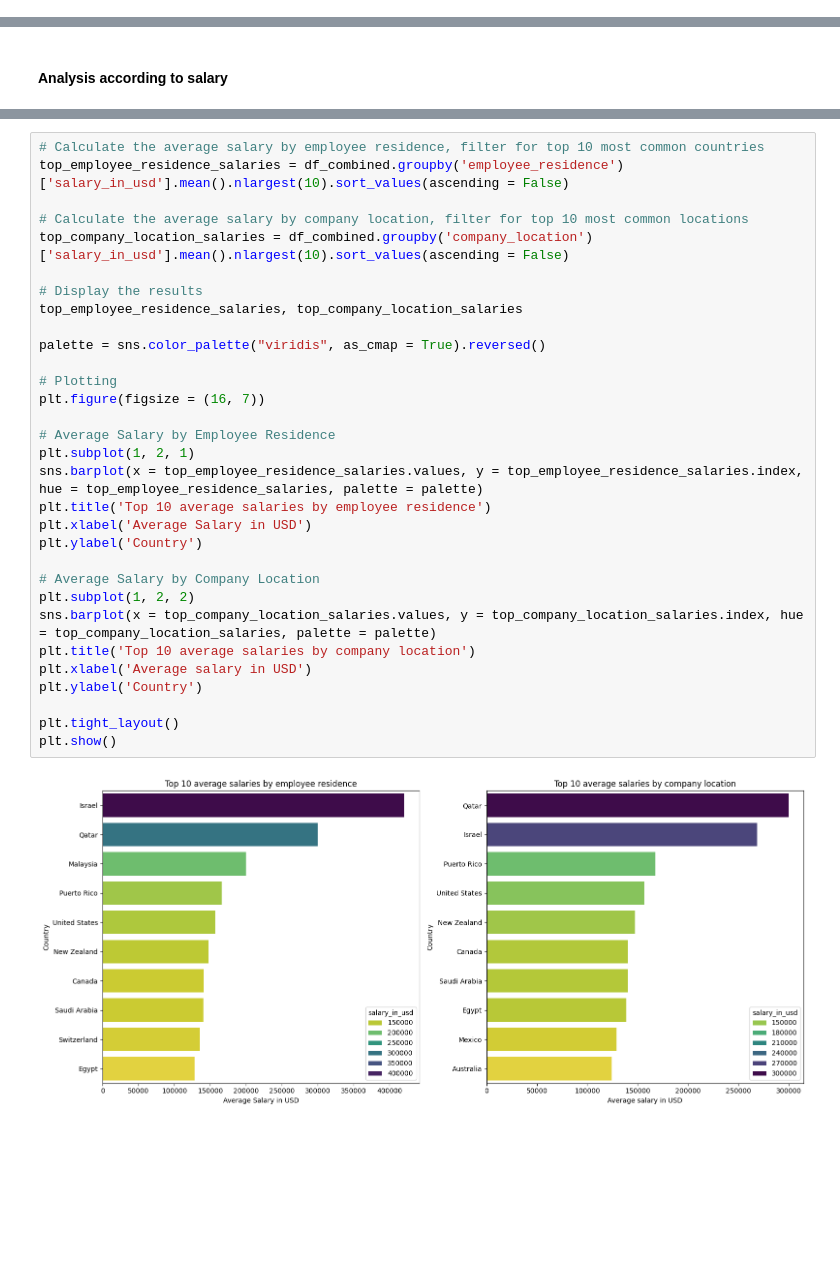
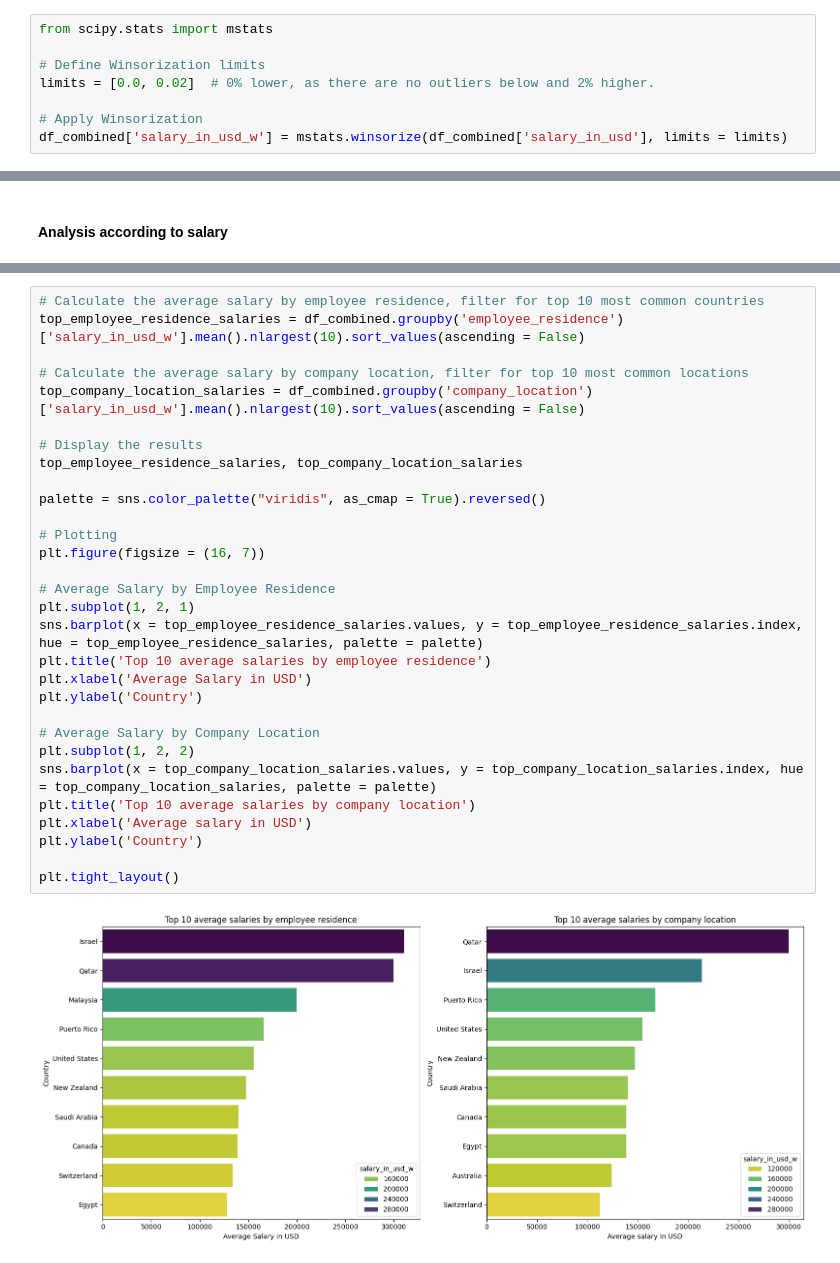
Before and after one commit to noemontiels/ONLINE_DS_THEBRIDGE_NOELIAMONTIEL, a Jupyter notebook: EDA/src/notebooks/data_jobs_v7.ipynb, the cells around one changed output, grey strips where cells are left out. Drawn from its saved outputs; the diff is of its cells as text; blank space fills up the shorter version.

```diff
--- a/EDA/src/notebooks/data_jobs_v7.ipynb
+++ b/EDA/src/notebooks/data_jobs_v7.ipynb
@@ -741,0 +759,8 @@ dpf.plot_combined_graphs(df_combined, ['salary_in_usd'])
+# %%
+from scipy.stats import mstats
+
+# Define Winsorization limits
+limits = [0.0, 0.02]  # 0% lower, as there are no outliers below and 2% higher.
+
+# Apply Winsorization
+df_combined['salary_in_usd_w'] = mstats.winsorize(df_combined['salary_in_usd'], limits = limits)
@@ -778,33 +819,32 @@ Passing `palette` without assigning `hue` is deprecated and will be removed in v
 # %%
 # Calculate the average salary by employee residence, filter for top 10 most common countries
-top_employee_residence_salaries = df_combined.groupby('employee_residence')['salary_in_usd'].mean().nlargest(10).sort_values(ascending = False)
+top_employee_residence_salaries = df_combined.groupby('employee_residence')['salary_in_usd_w'].mean().nlargest(10).sort_values(ascending = False)
 
 # Calculate the average salary by company location, filter for top 10 most common locations
-top_company_location_salaries = df_combined.groupby('company_location')['salary_in_usd'].mean().nlargest(10).sort_values(ascending = False)
+top_company_location_salaries = df_combined.groupby('company_location')['salary_in_usd_w'].mean().nlargest(10).sort_values(ascending = False)
 
 # Display the results
 top_employee_residence_salaries, top_company_location_salaries
 
 palette = sns.color_palette("viridis", as_cmap = True).reversed()
 
 # Plotting
 plt.figure(figsize = (16, 7))
 
 # Average Salary by Employee Residence
 plt.subplot(1, 2, 1)
 sns.barplot(x = top_employee_residence_salaries.values, y = top_employee_residence_salaries.index, hue = top_employee_residence_salaries, palette = palette)
 plt.title('Top 10 average salaries by employee residence')
 plt.xlabel('Average Salary in USD')
 plt.ylabel('Country')
 
 # Average Salary by Company Location
 plt.subplot(1, 2, 2)
 sns.barplot(x = top_company_location_salaries.values, y = top_company_location_salaries.index, hue = top_company_location_salaries, palette = palette)
 plt.title('Top 10 average salaries by company location')
 plt.xlabel('Average salary in USD')
 plt.ylabel('Country')
 
 plt.tight_layout()
-plt.show()
 # %% [output]
-[figure, old version]
+[figure, new version]
```
Also changed, not shown: parts of 43 cells of this notebook, 34 other files.
